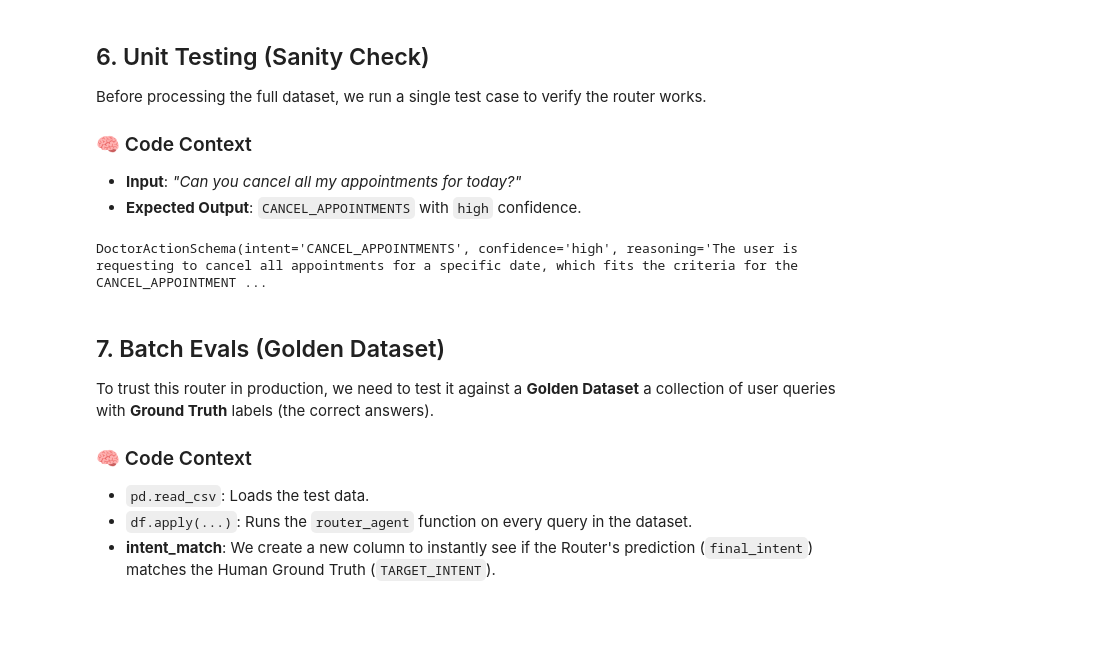
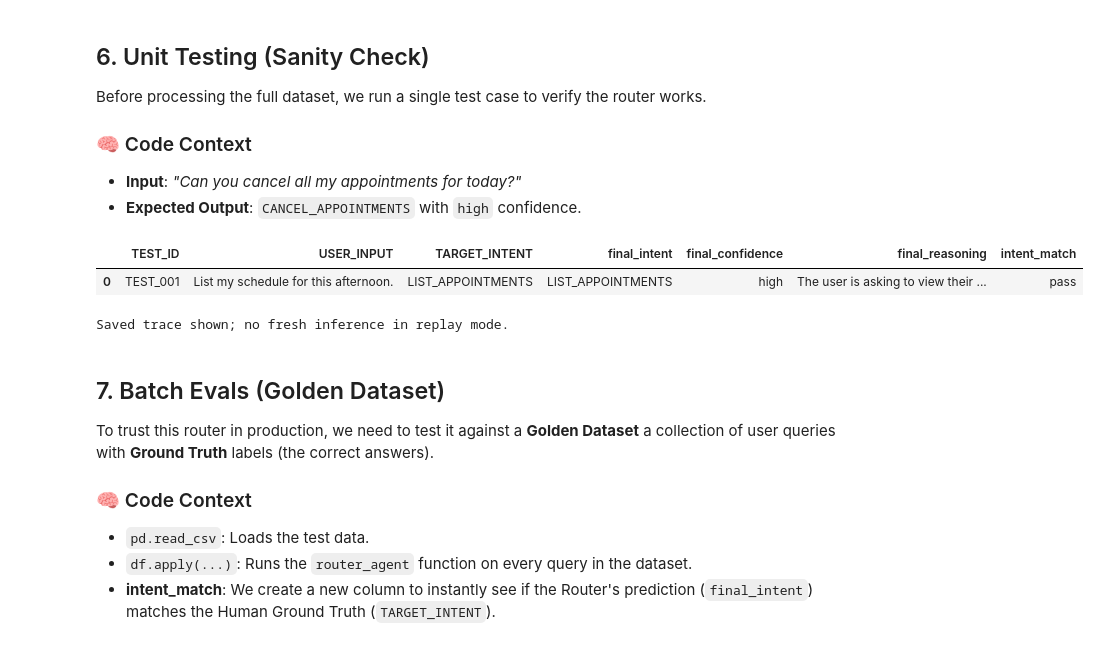
Before and after one commit to The-Gen-Academy/Mastering-Agentic-AI-Week4-Session1, a Jupyter notebook: AI-Evals-Principles/routing_agent_evals/routing_agent_evals.ipynb, the cells around one changed output. Drawn from its saved outputs; the diff is of its cells as text; code cells hidden in the pictures; blank space fills up the shorter version.

```diff
--- a/AI-Evals-Principles/routing_agent_evals/routing_agent_evals.ipynb
+++ b/AI-Evals-Principles/routing_agent_evals/routing_agent_evals.ipynb
@@ -146,9 +196,15 @@ Before processing the full dataset, we run a single test case to verify the rout
 * **Input**: *"Can you cancel all my appointments for today?"*
 * **Expected Output**: `CANCEL_APPOINTMENTS` with `high` confidence.
 # %%
-router_agent('Can you cancel all my appointments for today?')
+if MODE == "live":
+    display(router_agent('Can you cancel all my appointments for today?'))
+else:
+    display(pd.read_csv(LAB / "data/golden_dataset_with_predictions.csv").head(1))
+    print("Saved trace shown; no fresh inference in replay mode.")
 # %% [output]
+|  | TEST_ID | USER_INPUT | TARGET_INTENT | final_intent | final_confidence | final_reasoning | intent_match |
+| 0 | TEST_001 | List my schedule for this afternoon. | LIST_APPOINTMENTS | LIST_APPOINTMENTS | high | The user is asking to view their ... | pass |
-DoctorActionSchema(intent='CANCEL_APPOINTMENTS', confidence='high', reasoning='The user is requesting to cancel all appointments for a specific date, which fits the criteria for the CANCEL_APPOINTMENT ...
+Saved trace shown; no fresh inference in replay mode.
 # %% [markdown]
 ## 7. Batch Evals (Golden Dataset)
 To trust this router in production, we need to test it against a **Golden Dataset** a collection of user queries with **Ground Truth** labels (the correct answers).
```
Also changed, not shown: parts of 13 cells of this notebook, 9 other files.
